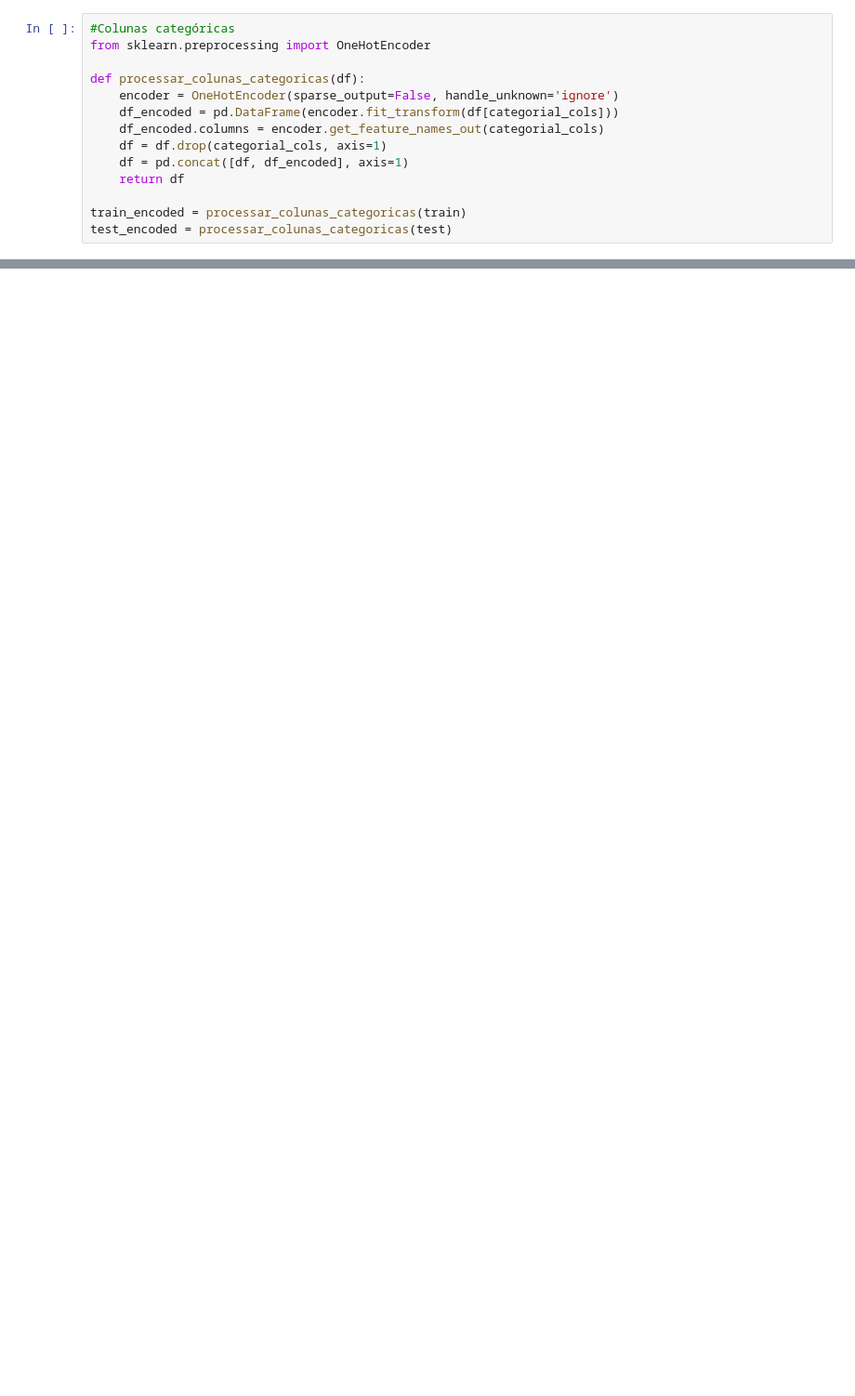
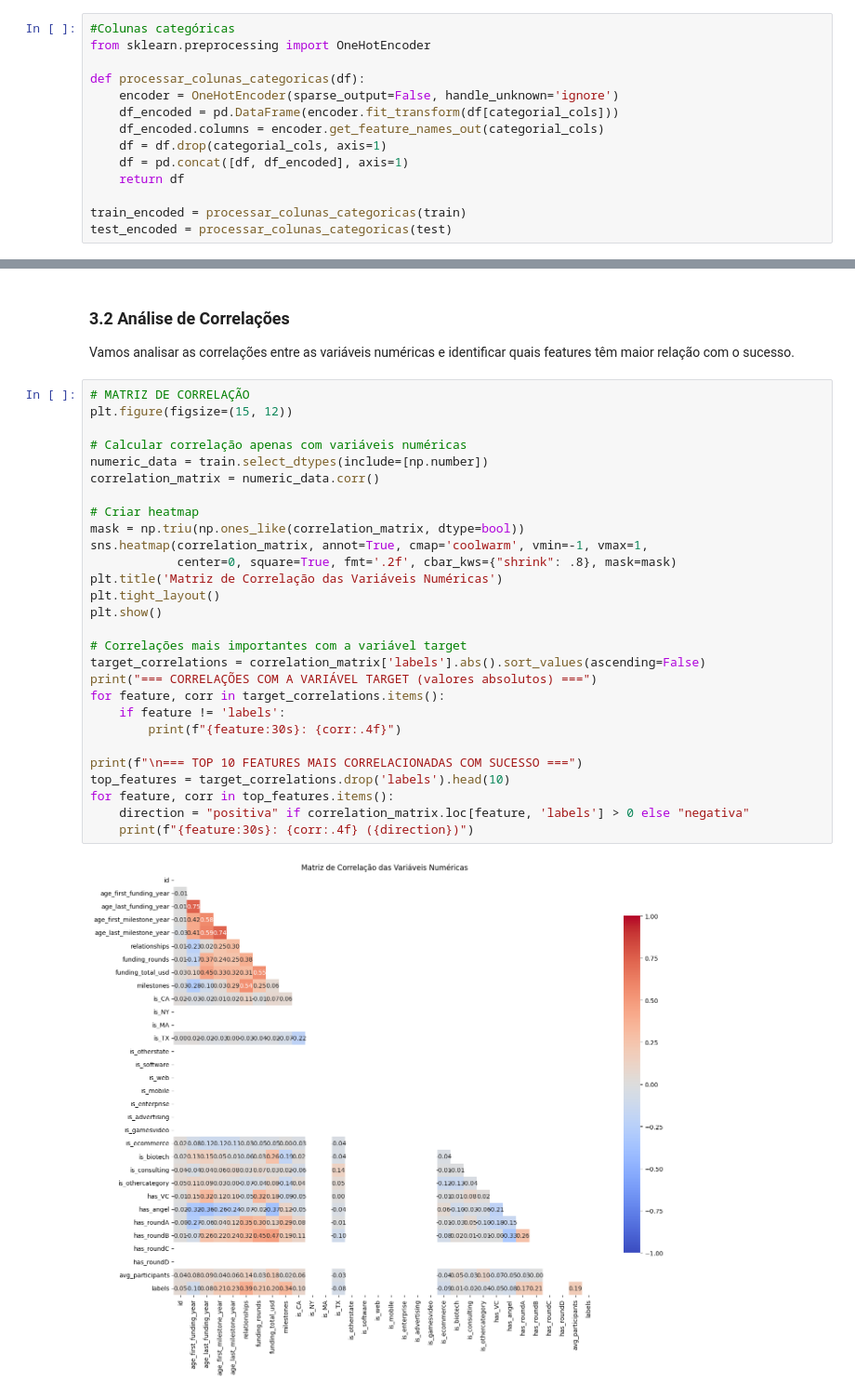
Before and after one commit to ChristianGandra21/kaggle_M3_predict, a Jupyter notebook: modelo2.ipynb, the cells around one changed output, grey strips where cells are left out. Shown at 93% size. Saved outputs shown, nothing was run; the diff lists cells and outputs as text; blank space fills up the shorter version.

```diff
--- a/modelo2.ipynb
+++ b/modelo2.ipynb
@@ -173,0 +262,33 @@ test_encoded = processar_colunas_categoricas(test)
+# %% [markdown]
+### 3.2 Análise de Correlações
+Vamos analisar as correlações entre as variáveis numéricas e identificar quais features têm maior relação com o sucesso.
+# %%
+# MATRIZ DE CORRELAÇÃO
+plt.figure(figsize=(15, 12))
+
+# Calcular correlação apenas com variáveis numéricas
+numeric_data = train.select_dtypes(include=[np.number])
+correlation_matrix = numeric_data.corr()
+
+# Criar heatmap
+mask = np.triu(np.ones_like(correlation_matrix, dtype=bool))
+sns.heatmap(correlation_matrix, annot=True, cmap='coolwarm', vmin=-1, vmax=1,
+            center=0, square=True, fmt='.2f', cbar_kws={"shrink": .8}, mask=mask)
+plt.title('Matriz de Correlação das Variáveis Numéricas')
+plt.tight_layout()
+plt.show()
+
+# Correlações mais importantes com a variável target
+target_correlations = correlation_matrix['labels'].abs().sort_values(ascending=False)
+print("=== CORRELAÇÕES COM A VARIÁVEL TARGET (valores absolutos) ===")
+for feature, corr in target_correlations.items():
+    if feature != 'labels':
+        print(f"{feature:30s}: {corr:.4f}")
+
+print(f"\n=== TOP 10 FEATURES MAIS CORRELACIONADAS COM SUCESSO ===")
+top_features = target_correlations.drop('labels').head(10)
+for feature, corr in top_features.items():
+    direction = "positiva" if correlation_matrix.loc[feature, 'labels'] > 0 else "negativa"
+    print(f"{feature:30s}: {corr:.4f} ({direction})")
+# %% [output]
+[figure, added]
```
Also changed, not shown: parts of 25 cells of this notebook, 1 other file.
